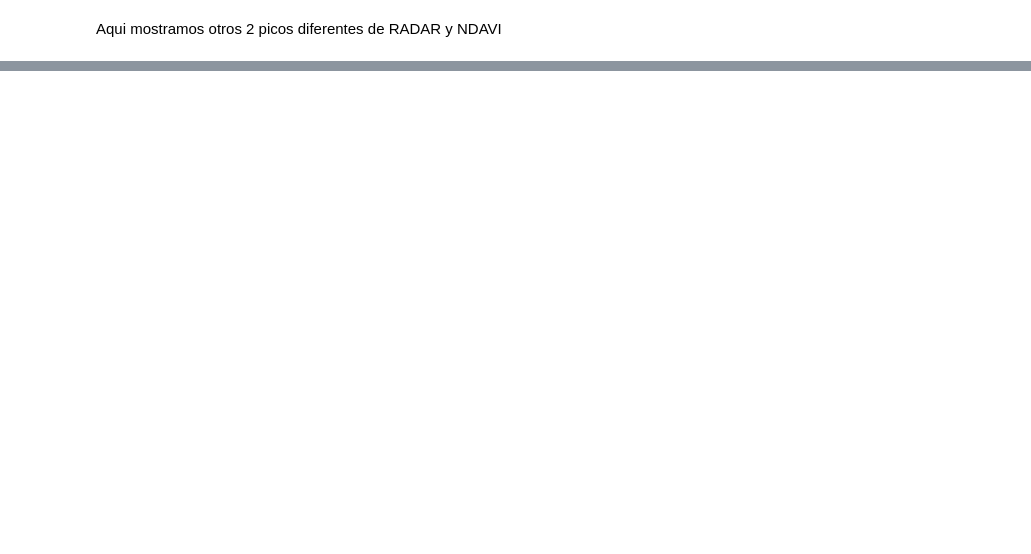
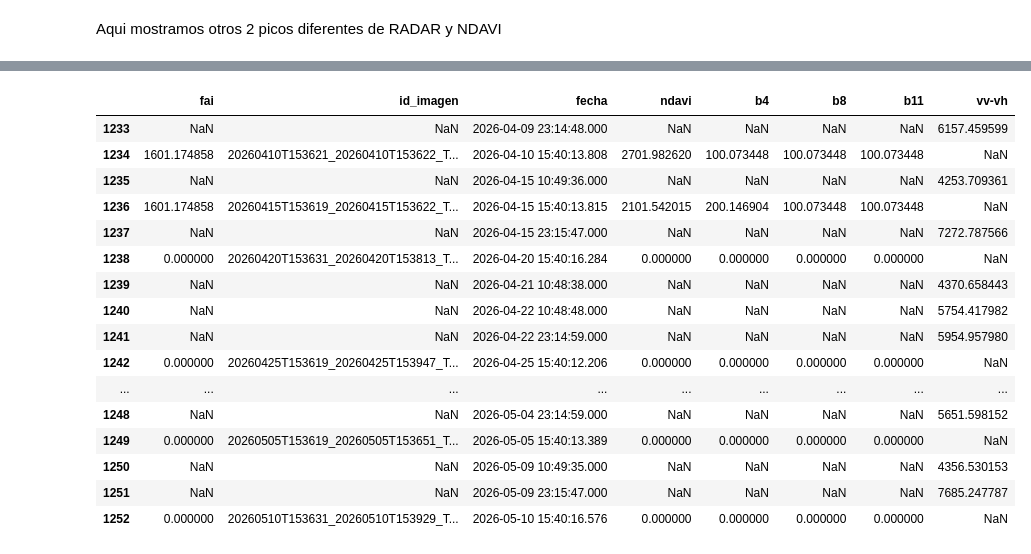
Before and after one commit to pxtroniwnl/barcelona-de-indias-time-serie, a Jupyter notebook: pulling_time_serie_indices.ipynb, the cells around one changed output, grey strips where cells are left out. Drawn from its saved outputs; the diff is of its cells as text; code cells hidden in the pictures; blank space fills up the shorter version.

```diff
--- a/pulling_time_serie_indices.ipynb
+++ b/pulling_time_serie_indices.ipynb
@@ -781,0 +874,29 @@ mapa_nuevo_ndavi
+# %%
+df_final = df_final.rename(columns={
+    "area_m2_fai":"fai",
+    "area_m2_ndavi":"ndavi",
+    "area_m2_red_b4":"b4",
+    "area_m2_nir_b8":"b8",
+    "area_m2_swir_b11":"b11",
+    "area_m2_radar_vv":"vv-vh"
+})
+
+df_final.tail(20)
+# %% [output]
+|  | fai | id_imagen | fecha | ndavi | b4 | b8 | b11 | vv-vh |
+| 1233 | NaN | NaN | 2026-04-09 23:14:48.000 | NaN | NaN | NaN | NaN | 6157.459599 |
+| 1234 | 1601.174858 | 20260410T153621_20260410T153622_T... | 2026-04-10 15:40:13.808 | 2701.982620 | 100.073448 | 100.073448 | 100.073448 | NaN |
+| 1235 | NaN | NaN | 2026-04-15 10:49:36.000 | NaN | NaN | NaN | NaN | 4253.709361 |
+| 1236 | 1601.174858 | 20260415T153619_20260415T153622_T... | 2026-04-15 15:40:13.815 | 2101.542015 | 200.146904 | 100.073448 | 100.073448 | NaN |
+| 1237 | NaN | NaN | 2026-04-15 23:15:47.000 | NaN | NaN | NaN | NaN | 7272.787566 |
+| 1238 | 0.000000 | 20260420T153631_20260420T153813_T... | 2026-04-20 15:40:16.284 | 0.000000 | 0.000000 | 0.000000 | 0.000000 | NaN |
+| 1239 | NaN | NaN | 2026-04-21 10:48:38.000 | NaN | NaN | NaN | NaN | 4370.658443 |
+| 1240 | NaN | NaN | 2026-04-22 10:48:48.000 | NaN | NaN | NaN | NaN | 5754.417982 |
+| 1241 | NaN | NaN | 2026-04-22 23:14:59.000 | NaN | NaN | NaN | NaN | 5954.957980 |
+| 1242 | 0.000000 | 20260425T153619_20260425T153947_T... | 2026-04-25 15:40:12.206 | 0.000000 | 0.000000 | 0.000000 | 0.000000 | NaN |
+| ... | ... | ... | ... | ... | ... | ... | ... | ... |
+| 1248 | NaN | NaN | 2026-05-04 23:14:59.000 | NaN | NaN | NaN | NaN | 5651.598152 |
+| 1249 | 0.000000 | 20260505T153619_20260505T153651_T... | 2026-05-05 15:40:13.389 | 0.000000 | 0.000000 | 0.000000 | 0.000000 | NaN |
+| 1250 | NaN | NaN | 2026-05-09 10:49:35.000 | NaN | NaN | NaN | NaN | 4356.530153 |
+| 1251 | NaN | NaN | 2026-05-09 23:15:47.000 | NaN | NaN | NaN | NaN | 7685.247787 |
+| 1252 | 0.000000 | 20260510T153631_20260510T153929_T... | 2026-05-10 15:40:16.576 | 0.000000 | 0.000000 | 0.000000 | 0.000000 | NaN |
```
Also changed, not shown: parts of 14 cells of this notebook.
